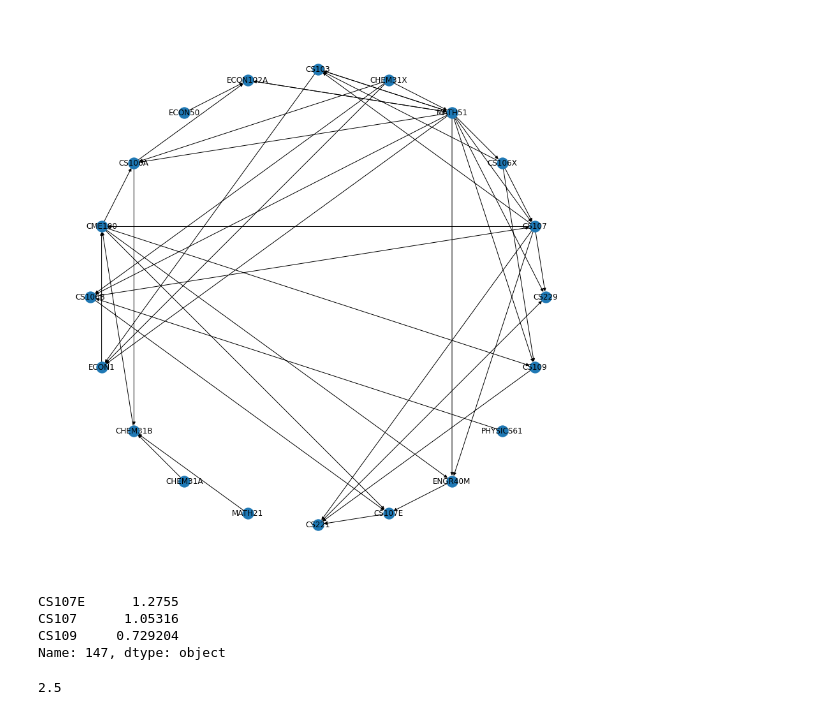
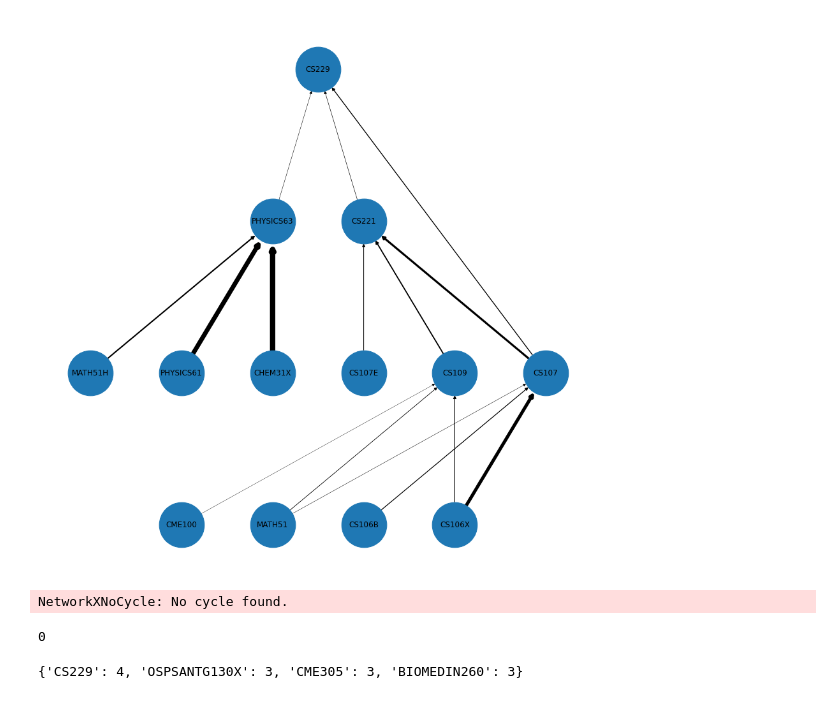
Before and after one commit to gmdavis1/carta-prereqs, a Jupyter notebook: models/Graph Path to Course.ipynb, the cells around one changed output. Drawn from its saved outputs; the diff is of its cells as text; code cells hidden in the pictures.

```diff
--- a/models/Graph Path to Course.ipynb
+++ b/models/Graph Path to Course.ipynb
@@ -28,19 +102,35 @@ construct_directed_graph(target_course, coefs, 3, 10, G)
+# %%
+#Computing of the graph
+target_course = 'CS229'
+depth = 10
+breadth = 3
+
+G = nx.DiGraph()
+G.add_node(target_course, layer=depth)
+lowest_depth[target_course] = depth
+fill_layers(target_course, coefs, breadth, depth, G)
+G = nx.DiGraph()
+G.add_node(target_course, layer=depth)
+construct_directed_graph(target_course, coefs, breadth, depth, G)
 # %%
 #Drawing of the graph
+weights = [G[u][v]['weight'] for u,v in G.edges]
 plt.figure(figsize=(12,12))
-pos=nx.circular_layout(G)
-nx.draw(G, pos=pos)
+pos=nx.multipartite_layout(G, subset_key='layer', align='horizontal')
+nx.draw(G, pos=pos, node_size = 5000, width=weights)
 labels=nx.draw_networkx_labels(G, pos=pos)
 # %% [output]
-[figure, old version]
+[figure, new version]
-# %%
-coefs.loc[(coefs['Unnamed: 0'] == 'CS221')].iloc[0][1:].sort_values(ascending=False)[:3]
-# %% [output]
-CS107E      1.2755
-CS107      1.05316
-CS109     0.729204
-Name: 147, dtype: object
-# %%
-print(nx.__version__)
-# %% [output]
-2.5
+# %%
+nx.find_cycle(G)
+G.get_edge_data('CS107', 'CS229')
+# %% [output]
+NetworkXNoCycle: No cycle found.
+# %%
+len(list(nx.simple_cycles(G)))
+# %% [output]
+0
+# %%
+lowest_depth
+# %% [output]
+{'CS229': 4, 'OSPSANTG130X': 3, 'CME305': 3, 'BIOMEDIN260': 3}
```
Also changed, not shown: parts of 13 cells of this notebook, 59 other files.
